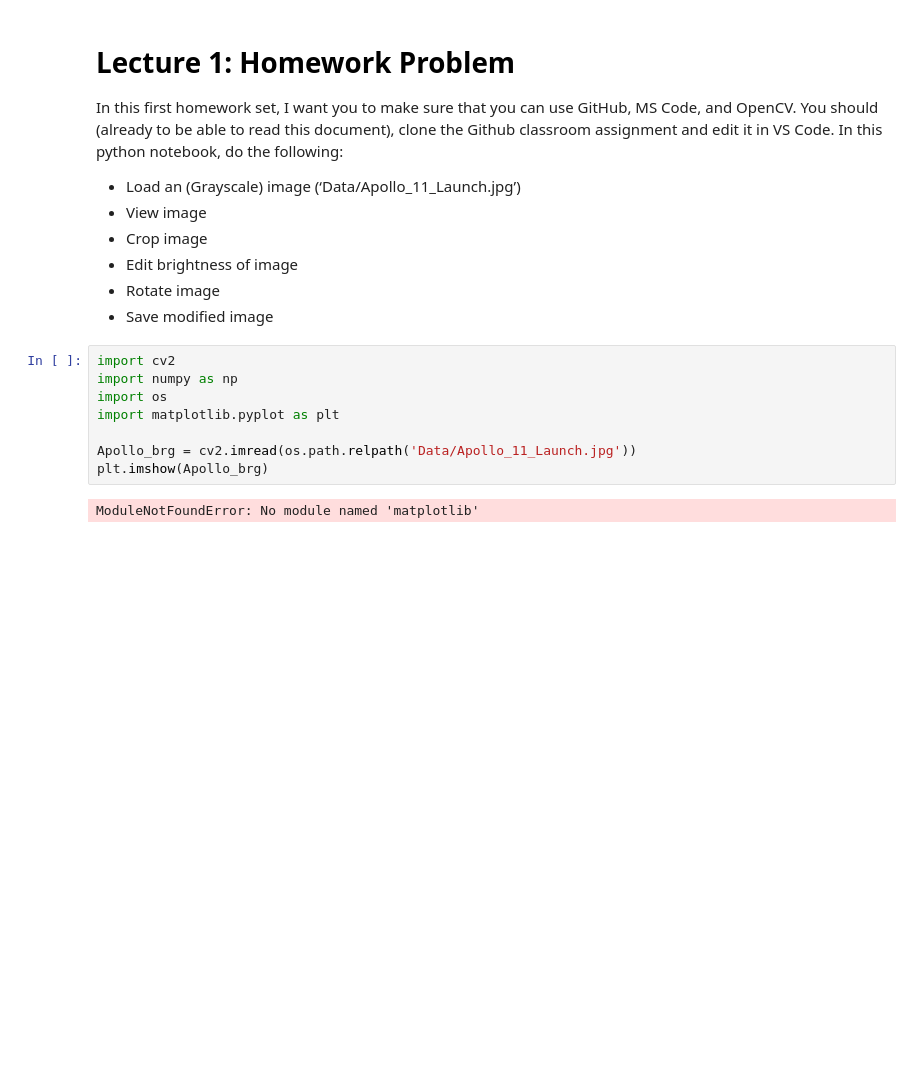
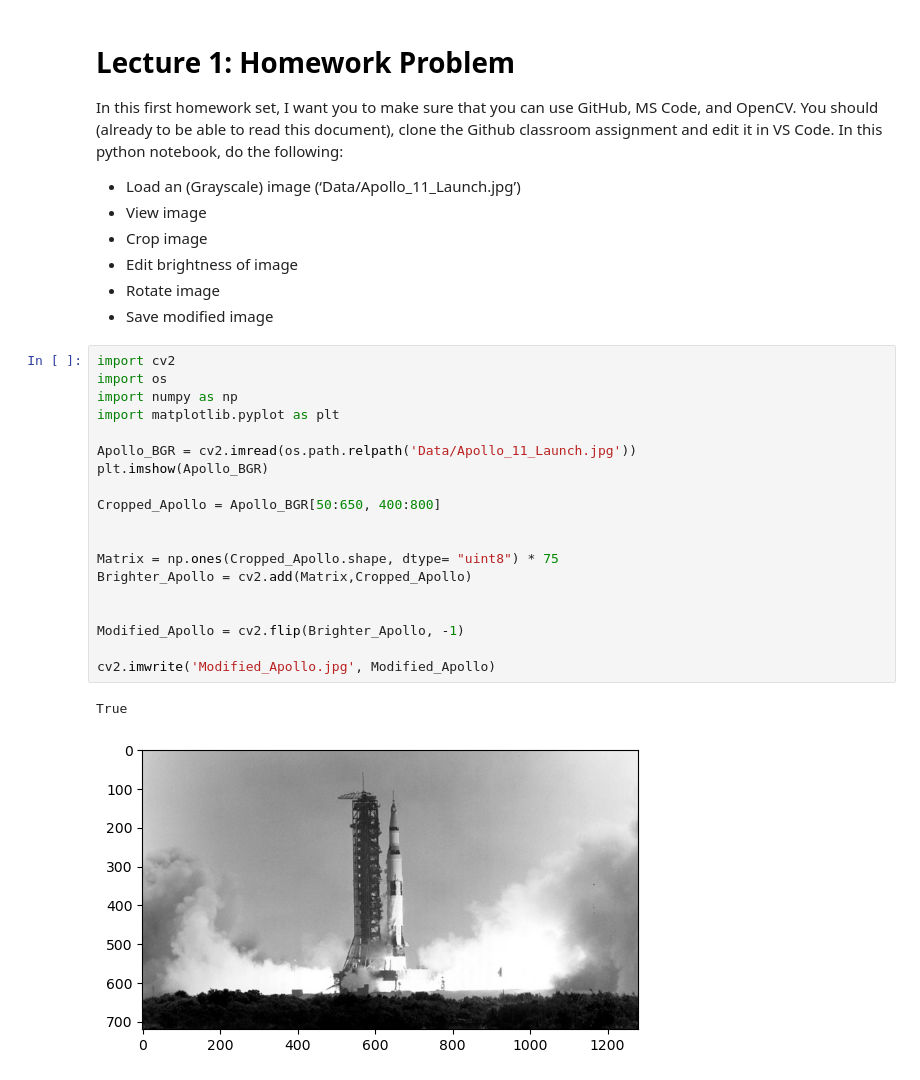
Before and after one commit to SSOE-ECE1390/verifying-setup-colton-frank21, a Jupyter notebook: Homework_0.ipynb, the cells around one changed output. Saved outputs shown, nothing was run; the diff lists cells and outputs as text; blank space fills up the shorter version.

```diff
--- a/Homework_0.ipynb
+++ b/Homework_0.ipynb
@@ -12,11 +12,23 @@ You should (already to be able to read this document), clone the Github classroo
 * Save modified image
 # %%
 import cv2
+import os
 import numpy as np
-import os
 import matplotlib.pyplot as plt
 
-Apollo_brg = cv2.imread(os.path.relpath('Data/Apollo_11_Launch.jpg'))
-plt.imshow(Apollo_brg)
+Apollo_BGR = cv2.imread(os.path.relpath('Data/Apollo_11_Launch.jpg'))
+plt.imshow(Apollo_BGR)
+
+Cropped_Apollo = Apollo_BGR[50:650, 400:800]
+
+
+Matrix = np.ones(Cropped_Apollo.shape, dtype= "uint8") * 75
+Brighter_Apollo = cv2.add(Matrix,Cropped_Apollo)
+
+
+Modified_Apollo = cv2.flip(Brighter_Apollo, -1)
+
+cv2.imwrite('Modified_Apollo.jpg', Modified_Apollo)
 # %% [output]
-ModuleNotFoundError: No module named 'matplotlib'
+True
+[figure, added]
```
